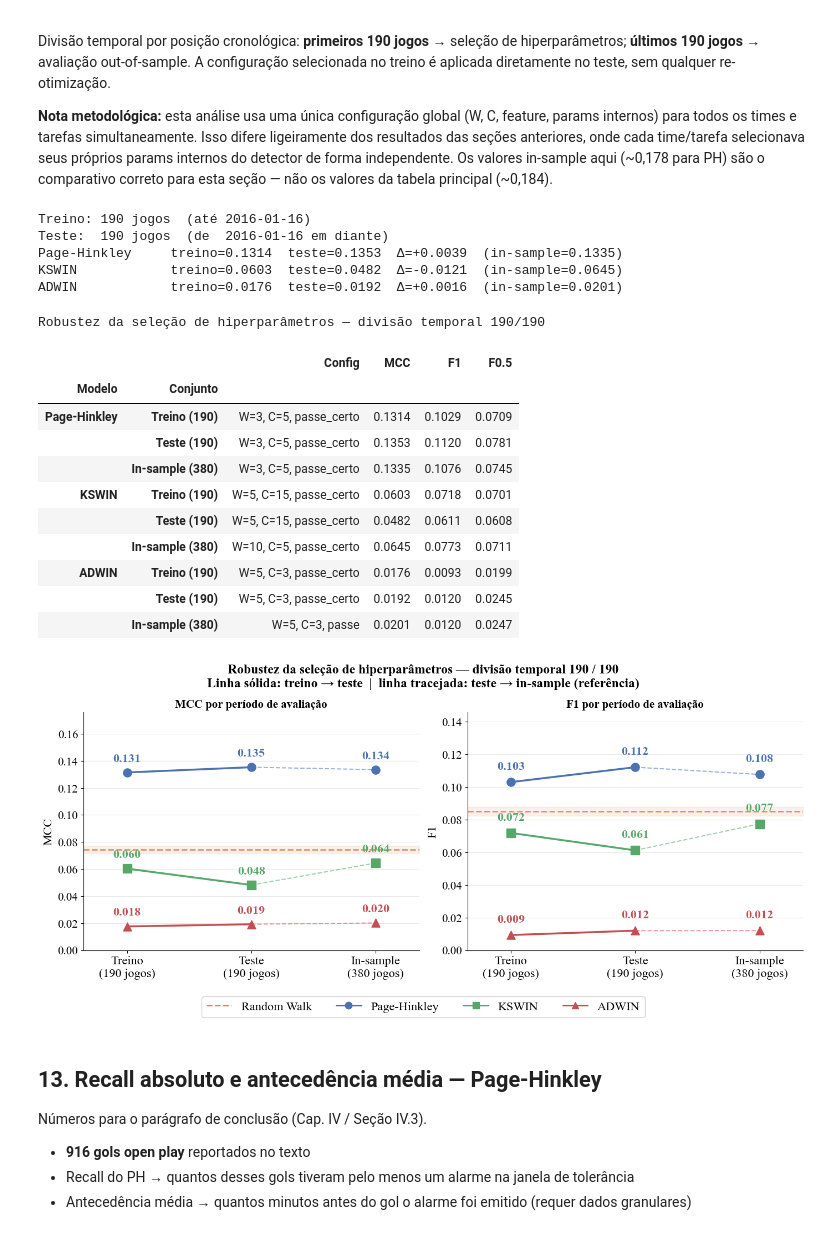
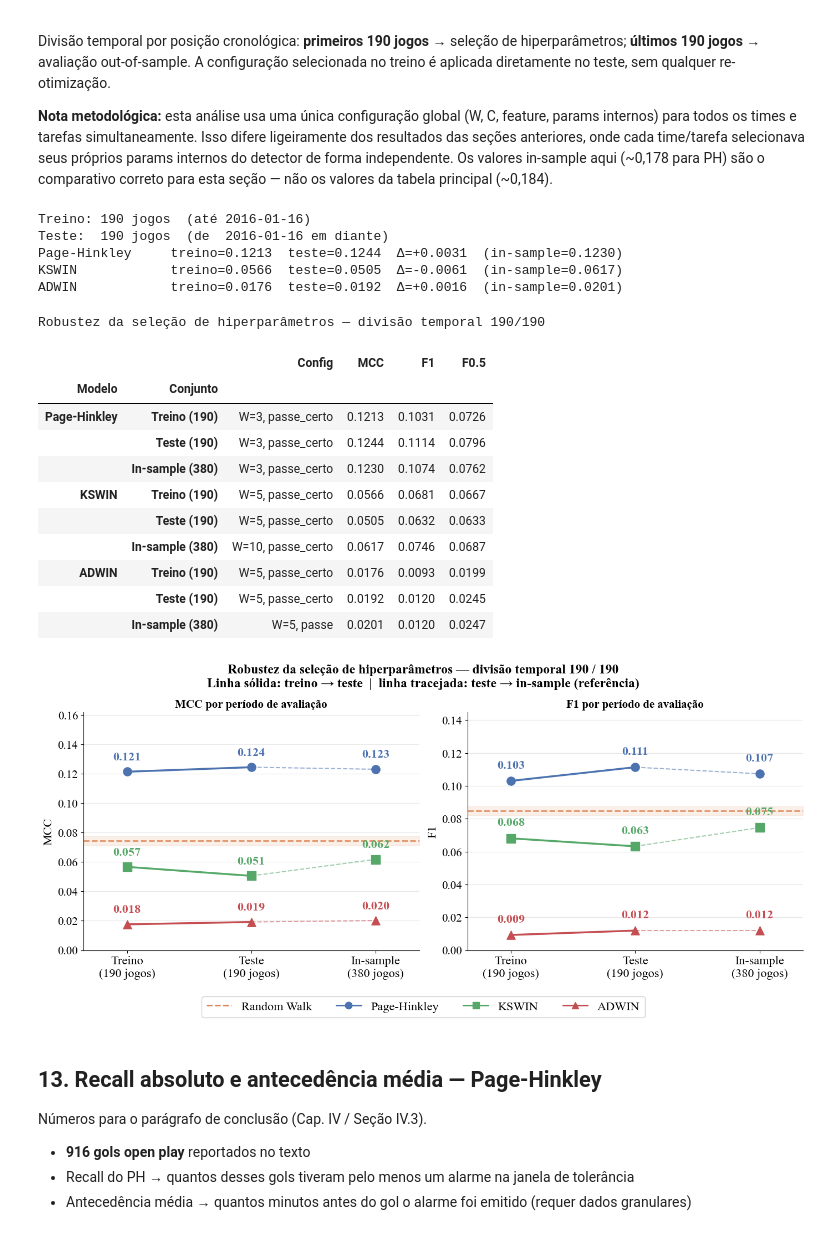
Before and after one commit to anavibiga/mestrado-drift-detection, a Jupyter notebook: notebooks/03_analise_resultados.ipynb, the cells around one changed output. Saved outputs shown, nothing was run; the diff lists cells and outputs as text; code cells hidden in the pictures.

```diff
--- a/notebooks/03_analise_resultados.ipynb
+++ b/notebooks/03_analise_resultados.ipynb
@@ -92,10 +92,10 @@ def agg_configs(df, group_cols, label):
     return g
 
 configs = pd.concat([
-    agg_configs(v4, ['window_ma','cooldown_minutes'],  'v4 Page-Hinkley'),
-    agg_configs(v5, ['window_ma','cooldown_minutes'],  'v5 KSWIN'),
-    agg_configs(v6, ['window_ma','cooldown_minutes'],  'v6 ADWIN'),
-    agg_configs(v7, ['interval_minutes'],              'v7 Baseline Fixo'),
+    agg_configs(v4, ['window_ma'],        'v4 Page-Hinkley'),
+    agg_configs(v5, ['window_ma'],        'v5 KSWIN'),
+    agg_configs(v6, ['window_ma'],        'v6 ADWIN'),
+    agg_configs(v7, ['interval_minutes'], 'v7 Baseline Fixo'),
 ], ignore_index=True)
 
 # v8: agrega por run
@@ -672,13 +671,13 @@ def _agg_raw(df, group_cols):
     g['recall']    = g['TP'] / (g['TP'] + g['FN'])
     return g
 
-GC = ['window_ma', 'cooldown_minutes', 'feature', 'params']
+GC = ['window_ma', 'feature', 'params']
 
 # --- 3. Análise por detector ---
 DETECTORS = [
-    ('v4 Page-Hinkley', '../results/02_model_page_hinkley/results_raw.parquet'),
-    ('v5 KSWIN',        '../results/02_model_kswin/results_raw.parquet'),
-    ('v6 ADWIN',        '../results/02_model_adwin/results_raw.parquet'),
+    ('v4 Page-Hinkley', '../results/model_v2/02_model_page_hinkley/results_raw.parquet'),
+    ('v5 KSWIN',        '../results/model_v2/02_model_kswin/results_raw.parquet'),
+    ('v6 ADWIN',        '../results/model_v2/02_model_adwin/results_raw.parquet'),
 ]
 
 rows_tv = []
@@ -691,10 +690,9 @@ for label, path in DETECTORS:
     best      = train_agg.sort_values('mcc', ascending=False).iloc[0]
 
     mask = (
-        (raw['window_ma']        == best.window_ma) &
-        (raw['cooldown_minutes'] == best.cooldown_minutes) &
-        (raw['feature']          == best.feature) &
-        (raw['params']           == best.params)
+        (raw['window_ma'] == best.window_ma) &
+        (raw['feature']   == best.feature) &
+        (raw['params']    == best.params)
     )
     test_rows = raw[mask & raw['match_id'].isin(test_ids)]
     tp_t = test_rows['TP'].sum(); fp_t = test_rows['FP'].sum()
@@ -706,7 +704,7 @@ for label, path in DETECTORS:
     all_agg  = _agg_raw(raw, GC)
     best_all = all_agg.sort_values('mcc', ascending=False).iloc[0]
 
-    cfg_str = f"W={int(best.window_ma)}, C={int(best.cooldown_minutes)}, {best.feature}"
+    cfg_str = f"W={int(best.window_ma)}, {best.feature}"
     nome = NOMES[label]
 
     rows_tv += [
@@ -714,7 +712,7 @@ for label, path in DETECTORS:
          'MCC': round(best.mcc, 4), 'F1': round(best.f1, 4), 'F0.5': round(best.f05, 4)},
         {'Modelo': nome, 'Conjunto': 'Teste (190)',     'Config': cfg_str,
          'MCC': round(mcc_t, 4),    'F1': round(f1_t,   4), 'F0.5': round(f05_t,   4)},
-        {'Modelo': nome, 'Conjunto': 'In-sample (380)', 'Config': f"W={int(best_all.window_ma)}, C={int(best_all.cooldown_minutes)}, {best_all.feature}",
+        {'Modelo': nome, 'Conjunto': 'In-sample (380)', 'Config': f"W={int(best_all.window_ma)}, {best_all.feature}",
          'MCC': round(best_all.mcc, 4), 'F1': round(best_all.f1, 4), 'F0.5': round(best_all.f05, 4)},
     ]
     summary[label] = {
@@ -733,8 +731,7 @@ display(
     .set_caption('Robustez da seleção de hiperparâmetros — divisão temporal 190/190')
 )
 
-# --- 5. Figura: slope chart (pontos conectados) —
-#         x = [Treino | Teste | In-sample], uma linha por detector
+# --- 5. Figura: slope chart (pontos conectados) ---
 detectors_order = ['v4 Page-Hinkley', 'v5 KSWIN', 'v6 ADWIN']
 x_pts    = [0, 1, 2]
 x_labels = ['Treino\n(190 jogos)', 'Teste\n(190 jogos)', 'In-sample\n(380 jogos)']
@@ -742,7 +739,6 @@ x_labels = ['Treino\n(190 jogos)', 'Teste\n(190 jogos)', 'In-sample\n(380 jogos)
 fig, axes = plt.subplots(1, 2, figsize=(14, 6))
 
 for ax, metric, ylabel in zip(axes, ['mcc', 'f1'], ['MCC', 'F1']):
-    # faixa Random Walk
     rw_m = v8_stat[metric]['mean']
     rw_s = v8_stat[metric]['std']
     ax.fill_between([-0.35, 2.35], rw_m - rw_s, rw_m + rw_s,
@@ -759,17 +755,14 @@ for ax, metric, ylabel in zip(axes, ['mcc', 'f1'], ['MCC', 'F1']):
         color  = PALETTE[label]
         marker = MARKERS[label]
 
-        # linha sólida treino→teste, tracejada teste→in-sample
         ax.plot(x_pts[:2], vals[:2], '-',
                 color=color, linewidth=2.5, zorder=2)
         ax.plot(x_pts[1:], vals[1:], '--',
                 color=color, linewidth=1.5, alpha=0.55, zorder=2)
 
-        # marcadores
         ax.scatter(x_pts, vals, color=color, marker=marker,
                    s=120, zorder=4)
 
-        # rótulos dos valores
         offsets_y = [0.006, 0.006, 0.006]
         for xi, val, dy in zip(x_pts, vals, offsets_y):
             ax.text(xi, val + dy, f'{val:.3f}',
@@ -788,48 +781,47 @@ for ax, metric, ylabel in zip(axes, ['mcc', 'f1'], ['MCC', 'F1']):
     ax.spines['top'].set_visible(False)
     ax.spines['right'].set_visible(False)
 
-# Legenda compartilhada horizontal abaixo da figura
 leg_handles = [
     mlines.Line2D([], [], color=PALETTE['v8 Random Walk'], linestyle='--',
                   linewidth=2, label='Random Walk'),
 ]
 for lbl in detectors_order:
     leg_handles.append(
         mlines.Line2D([], [], color=PALETTE[lbl], marker=MARKERS[lbl],
                       markersize=9, linewidth=2, label=NOMES[lbl])
     )
 fig.legend(handles=leg_handles, loc='upper center',
            bbox_to_anchor=(0.5, 0.0), ncol=4,
            fontsize=16, framealpha=0.9, edgecolor='#ccc')
 
 plt.suptitle(
     'Robustez da seleção de hiperparâmetros — divisão temporal 190 / 190\n'
     'Linha sólida: treino → teste  |  linha tracejada: teste → in-sample (referência)',
     fontsize=17, fontweight='bold'
 )
 plt.tight_layout()
 plt.subplots_adjust(bottom=0.12)
 plt.savefig('../figures/fig_robustez_train_test.png', dpi=200, bbox_inches='tight', facecolor='white')
 plt.show()
 # %% [output]
 Treino: 190 jogos  (até 2016-01-16)
 Teste:  190 jogos  (de  2016-01-16 em diante)
-Page-Hinkley     treino=0.1314  teste=0.1353  Δ=+0.0039  (in-sample=0.1335)
-KSWIN            treino=0.0603  teste=0.0482  Δ=-0.0121  (in-sample=0.0645)
+Page-Hinkley     treino=0.1213  teste=0.1244  Δ=+0.0031  (in-sample=0.1230)
+KSWIN            treino=0.0566  teste=0.0505  Δ=-0.0061  (in-sample=0.0617)
 ADWIN            treino=0.0176  teste=0.0192  Δ=+0.0016  (in-sample=0.0201)
 Robustez da seleção de hiperparâmetros — divisão temporal 190/190
 |  |  | Config | MCC | F1 | F0.5 |
 | Modelo | Conjunto |  |  |  |  |
-| Page-Hinkley | Treino (190) | W=3, C=5, passe_certo | 0.1314 | 0.1029 | 0.0709 |
-|  | Teste (190) | W=3, C=5, passe_certo | 0.1353 | 0.1120 | 0.0781 |
-|  | In-sample (380) | W=3, C=5, passe_certo | 0.1335 | 0.1076 | 0.0745 |
-| KSWIN | Treino (190) | W=5, C=15, passe_certo | 0.0603 | 0.0718 | 0.0701 |
-|  | Teste (190) | W=5, C=15, passe_certo | 0.0482 | 0.0611 | 0.0608 |
-|  | In-sample (380) | W=10, C=5, passe_certo | 0.0645 | 0.0773 | 0.0711 |
-| ADWIN | Treino (190) | W=5, C=3, passe_certo | 0.0176 | 0.0093 | 0.0199 |
-|  | Teste (190) | W=5, C=3, passe_certo | 0.0192 | 0.0120 | 0.0245 |
-|  | In-sample (380) | W=5, C=3, passe | 0.0201 | 0.0120 | 0.0247 |
+| Page-Hinkley | Treino (190) | W=3, passe_certo | 0.1213 | 0.1031 | 0.0726 |
+|  | Teste (190) | W=3, passe_certo | 0.1244 | 0.1114 | 0.0796 |
+|  | In-sample (380) | W=3, passe_certo | 0.1230 | 0.1074 | 0.0762 |
+| KSWIN | Treino (190) | W=5, passe_certo | 0.0566 | 0.0681 | 0.0667 |
+|  | Teste (190) | W=5, passe_certo | 0.0505 | 0.0632 | 0.0633 |
+|  | In-sample (380) | W=10, passe_certo | 0.0617 | 0.0746 | 0.0687 |
+| ADWIN | Treino (190) | W=5, passe_certo | 0.0176 | 0.0093 | 0.0199 |
+|  | Teste (190) | W=5, passe_certo | 0.0192 | 0.0120 | 0.0245 |
+|  | In-sample (380) | W=5, passe | 0.0201 | 0.0120 | 0.0247 |
-[figure, old version]
+[figure, new version]
 # %% [markdown]
 ## 13. Recall absoluto e antecedência média — Page-Hinkley
 
```
Also changed, not shown: parts of 10 cells of this notebook, 24 other files.
